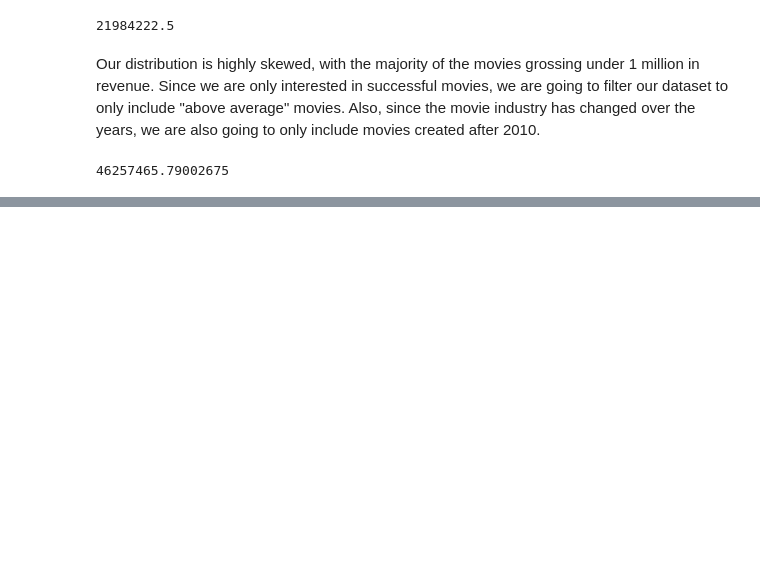
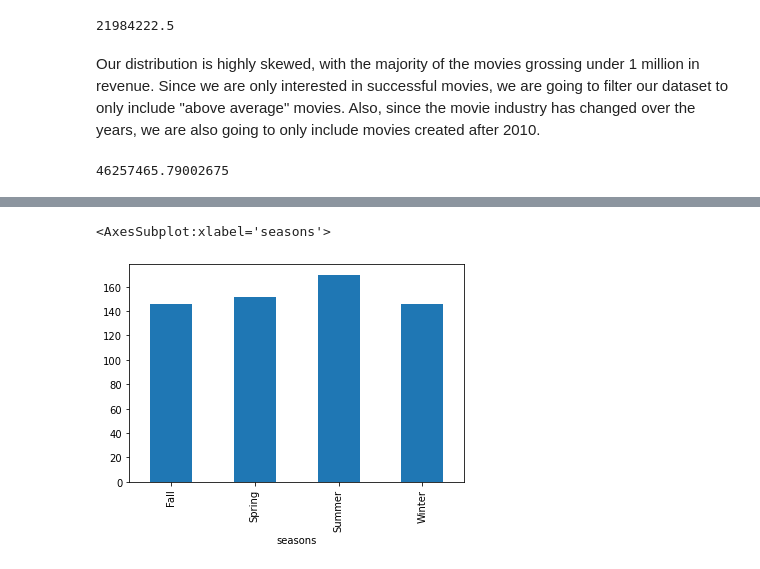
Before and after one commit to harte3/Flatiron-Capstone-Group-2, a Jupyter notebook: notebooks/member-3-folder/ellis-skylar seasonality on revenue.ipynb, the cells around one changed output, grey strips where cells are left out. Drawn from its saved outputs; the diff is of its cells as text; code cells hidden in the pictures; blank space fills up the shorter version.

```diff
--- a/notebooks/member-3-folder/ellis-skylar seasonality on revenue.ipynb
+++ b/notebooks/member-3-folder/ellis-skylar seasonality on revenue.ipynb
@@ -309,0 +300,8 @@ df_filtered
+# %%
+# plotting count of movies by season
+
+
+df_filtered.groupby('seasons')['movie'].count().plot(kind='bar')
+# %% [output]
+<AxesSubplot:xlabel='seasons'>
+[figure, added]
```
Also changed, not shown: parts of 28 cells of this notebook.
